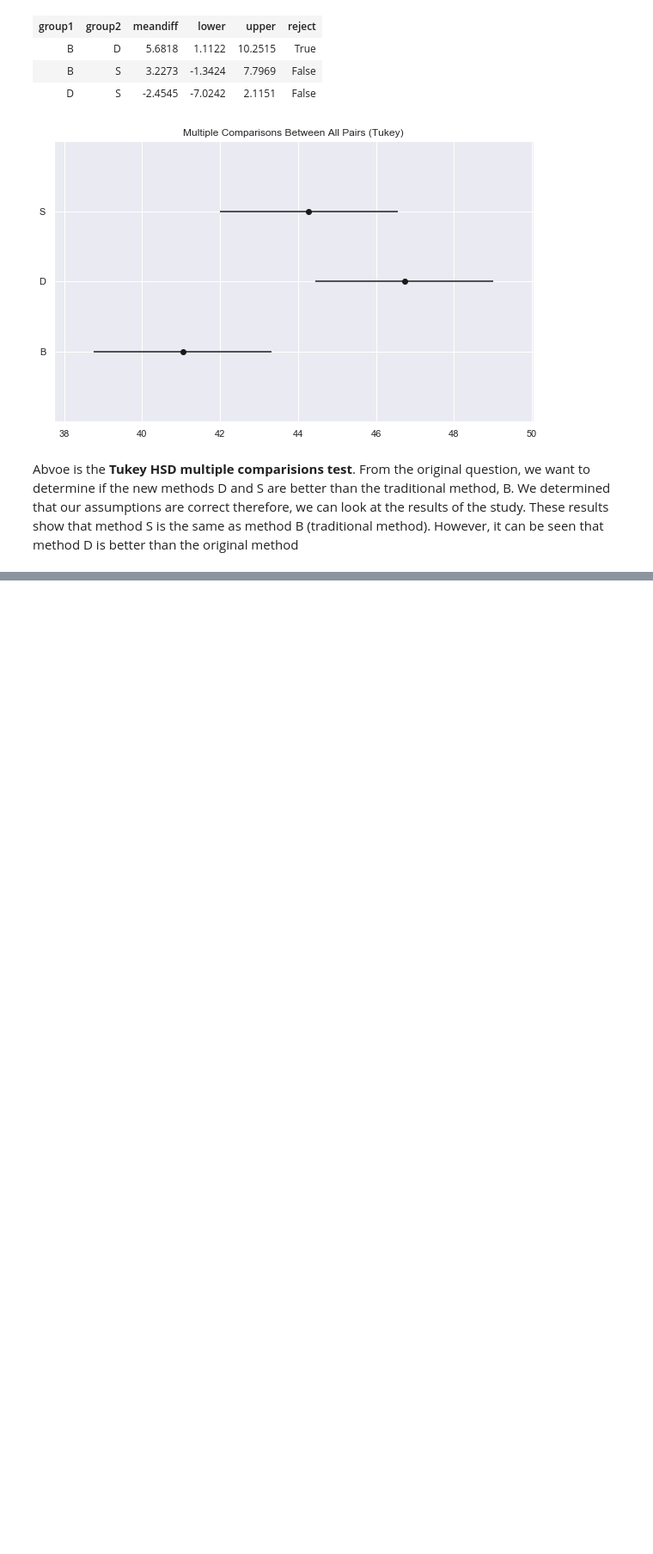
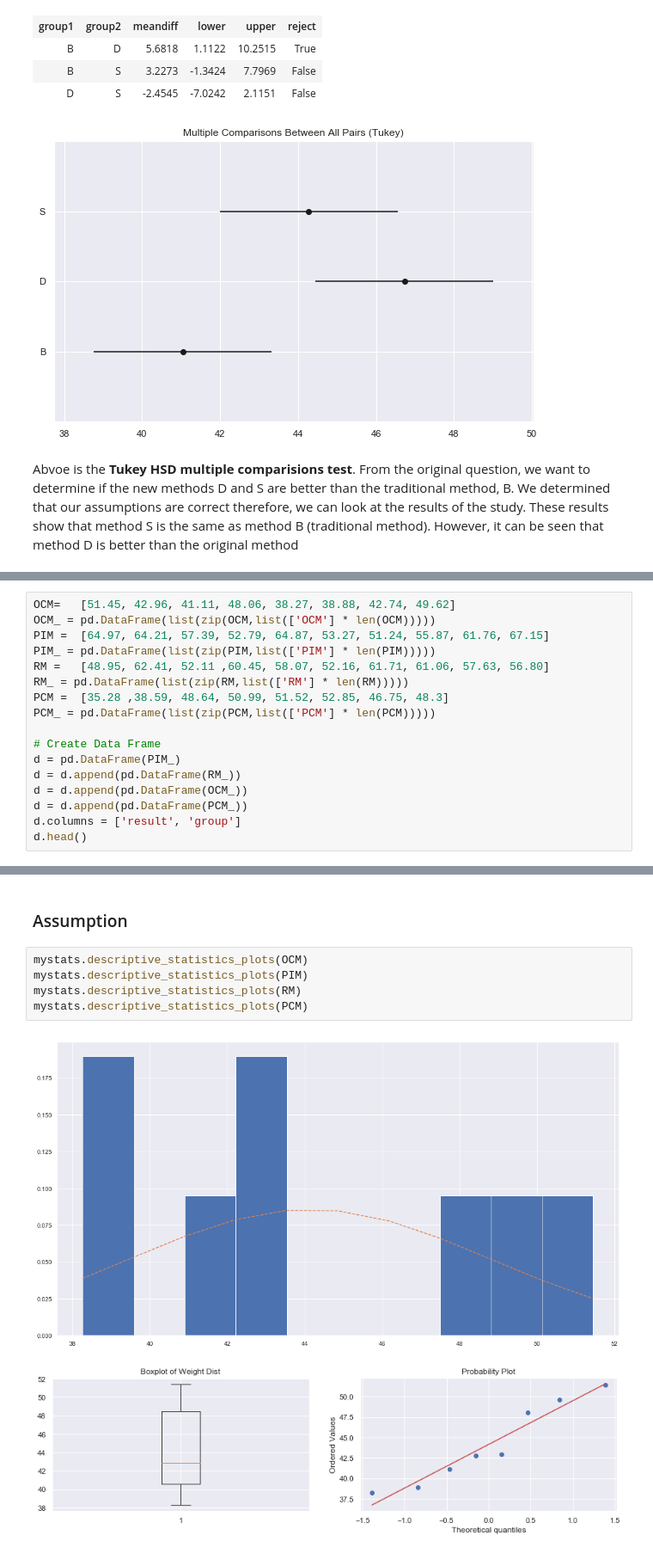
Before and after one commit to naivelogic/Machine_Learning_Notebooks, a Jupyter notebook: Data_Science/Stats Foundation/[lab] One Way ANOVA.ipynb, the cells around one changed output, grey strips where cells are left out. Shown at 86% size. Drawn from its saved outputs; the diff is of its cells as text; blank space fills up the shorter version.

```diff
--- a/Data_Science/Stats Foundation/[lab] One Way ANOVA.ipynb
+++ b/Data_Science/Stats Foundation/[lab] One Way ANOVA.ipynb
@@ -240,0 +263,17 @@ than the traditional method, B. We determined that our assumptions are correct t
+# %%
+OCM=   [51.45, 42.96, 41.11, 48.06, 38.27, 38.88, 42.74, 49.62]
+OCM_ = pd.DataFrame(list(zip(OCM,list(['OCM'] * len(OCM)))))
+PIM =  [64.97, 64.21, 57.39, 52.79, 64.87, 53.27, 51.24, 55.87, 61.76, 67.15]
+PIM_ = pd.DataFrame(list(zip(PIM,list(['PIM'] * len(PIM)))))
+RM =   [48.95, 62.41, 52.11 ,60.45, 58.07, 52.16, 61.71, 61.06, 57.63, 56.80]
+RM_ = pd.DataFrame(list(zip(RM,list(['RM'] * len(RM)))))
+PCM =  [35.28 ,38.59, 48.64, 50.99, 51.52, 52.85, 46.75, 48.3]
+PCM_ = pd.DataFrame(list(zip(PCM,list(['PCM'] * len(PCM)))))
+
+# Create Data Frame
+d = pd.DataFrame(PIM_)
+d = d.append(pd.DataFrame(RM_))
+d = d.append(pd.DataFrame(OCM_))
+d = d.append(pd.DataFrame(PCM_))
+d.columns = ['result', 'group']
+d.head()
@@ -240,0 +287,10 @@ than the traditional method, B. We determined that our assumptions are correct t
+# %% [markdown]
+### Assumption
+# %%
+mystats.descriptive_statistics_plots(OCM)
+mystats.descriptive_statistics_plots(PIM)
+mystats.descriptive_statistics_plots(RM)
+mystats.descriptive_statistics_plots(PCM)
+# %% [output]
+[figure, added]
+[figure, added]
```
Also changed, not shown: parts of 12 cells of this notebook.
